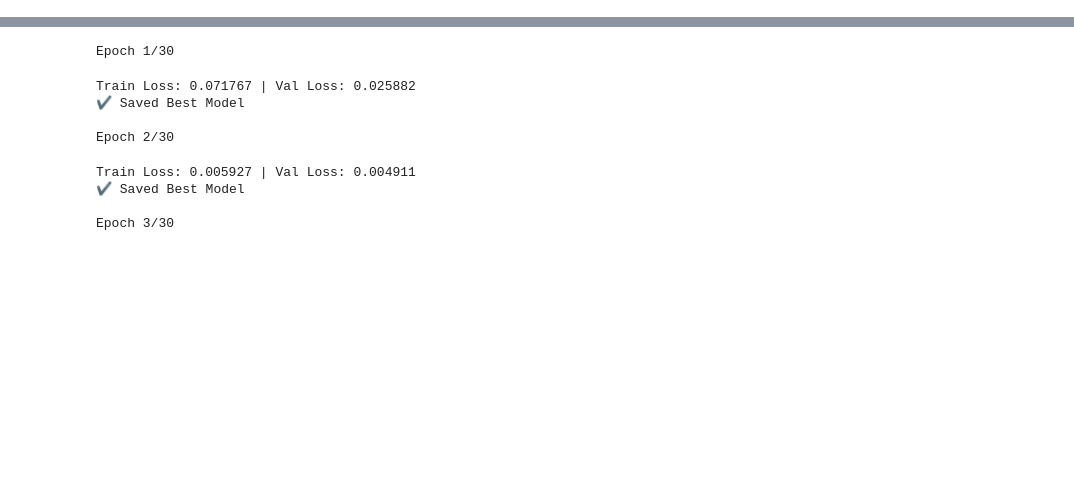
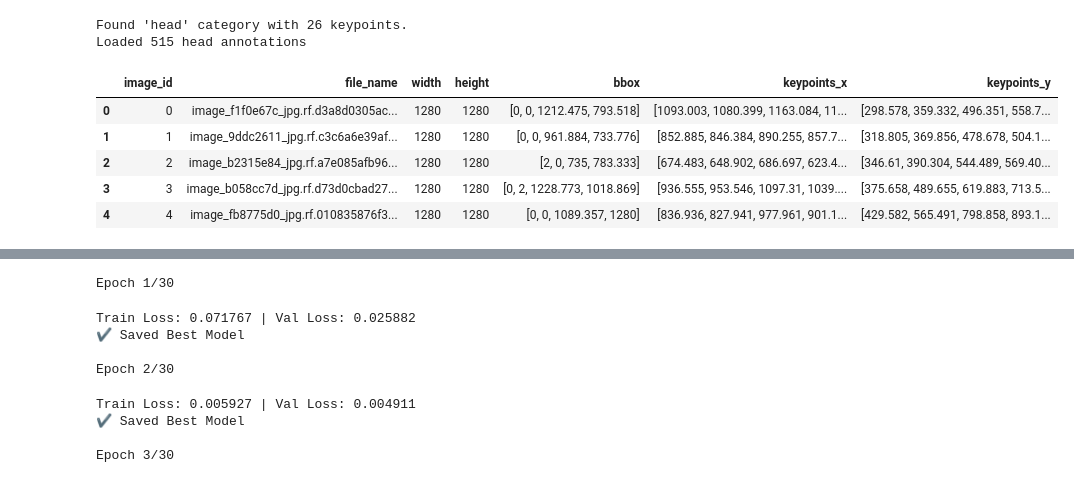
Before and after one commit to mishra-bytes/Face-Orientation-Detector, a Jupyter notebook: Notebooks/Start.ipynb, the cells around one changed output, grey strips where cells are left out. Cells and saved outputs as stored; diff of their text form; code cells hidden in the pictures; blank space fills up the shorter version.

```diff
--- a/Notebooks/Start.ipynb
+++ b/Notebooks/Start.ipynb
@@ -46 +54,79 @@ device(type='cuda')
+# %%
+# BLOCK B: load COCO annotations into a table (for train)
+
+def load_coco_annotations(coco_path: Path):
+    with open(coco_path, "r") as f:
+        coco = json.load(f)
+
+    images = {img["id"]: img for img in coco["images"]}
+    anns = coco["annotations"]
+    categories = {cat["id"]: cat for cat in coco["categories"]}
+
+    # find the category id for "head" (has keypoints)
+    head_cat_id = None
+    for cid, cat in categories.items():
+        if cat["name"] == "head":
+            head_cat_id = cid
+            head_category = cat
+            break
+    if head_cat_id is None:
+        raise ValueError("Could not find 'head' category in COCO.")
+
+    num_keypoints = len(head_category["keypoints"])
+    print(f"Found 'head' category with {num_keypoints} keypoints.")
+
+    rows = []
+    for ann in anns:
+        if ann["category_id"] != head_cat_id:
+            continue
+
+        img_info = images[ann["image_id"]]
+        file_name = img_info["file_name"]
+        w, h = img_info["width"], img_info["height"]
+
+        # COCO keypoints: [x1,y1,v1, x2,y2,v2, ...]
+        kpts_raw = ann["keypoints"]
+        if len(kpts_raw) != num_keypoints * 3:
+            # Skip broken annotation
+            continue
+
+        xs, ys = [], []
+        for i in range(num_keypoints):
+            x = kpts_raw[3*i]
+            y = kpts_raw[3*i + 1]
+            v = kpts_raw[3*i + 2]  # visibility
+            if v > 0:
+                xs.append(x)
+                ys.append(y)
+            else:
+                xs.append(0.0)
+                ys.append(0.0)
+
+        bbox = ann["bbox"]  # [x, y, w, h] in original image
+
+        rows.append({
+            "image_id": img_info["id"],
+            "file_name": file_name,
+            "width": w,
+            "height": h,
+            "bbox": bbox,
+            "keypoints_x": xs,
+            "keypoints_y": ys
+        })
+
+    df = pd.DataFrame(rows)
+    print("Loaded", len(df), "head annotations")
+    return df, head_category
+
+train_df, head_category = load_coco_annotations(COCO_TRAIN_JSON)
+train_df.head()
+# %% [output]
+Found 'head' category with 26 keypoints.
+Loaded 515 head annotations
+|  | image_id | file_name | width | height | bbox | keypoints_x | keypoints_y |
+| 0 | 0 | image_f1f0e67c_jpg.rf.d3a8d0305ac... | 1280 | 1280 | [0, 0, 1212.475, 793.518] | [1093.003, 1080.399, 1163.084, 11... | [298.578, 359.332, 496.351, 558.7... |
+| 1 | 1 | image_9ddc2611_jpg.rf.c3c6a6e39af... | 1280 | 1280 | [0, 0, 961.884, 733.776] | [852.885, 846.384, 890.255, 857.7... | [318.805, 369.856, 478.678, 504.1... |
+| 2 | 2 | image_b2315e84_jpg.rf.a7e085afb96... | 1280 | 1280 | [2, 0, 735, 783.333] | [674.483, 648.902, 686.697, 623.4... | [346.61, 390.304, 544.489, 569.40... |
+| 3 | 3 | image_b058cc7d_jpg.rf.d73d0cbad27... | 1280 | 1280 | [0, 2, 1228.773, 1018.869] | [936.555, 953.546, 1097.31, 1039.... | [375.658, 489.655, 619.883, 713.5... |
+| 4 | 4 | image_fb8775d0_jpg.rf.010835876f3... | 1280 | 1280 | [0, 0, 1089.357, 1280] | [836.936, 827.941, 977.961, 901.1... | [429.582, 565.491, 798.858, 893.1... |
 # %%
```
Also changed, not shown: parts of 17 cells of this notebook, 12 other files.
